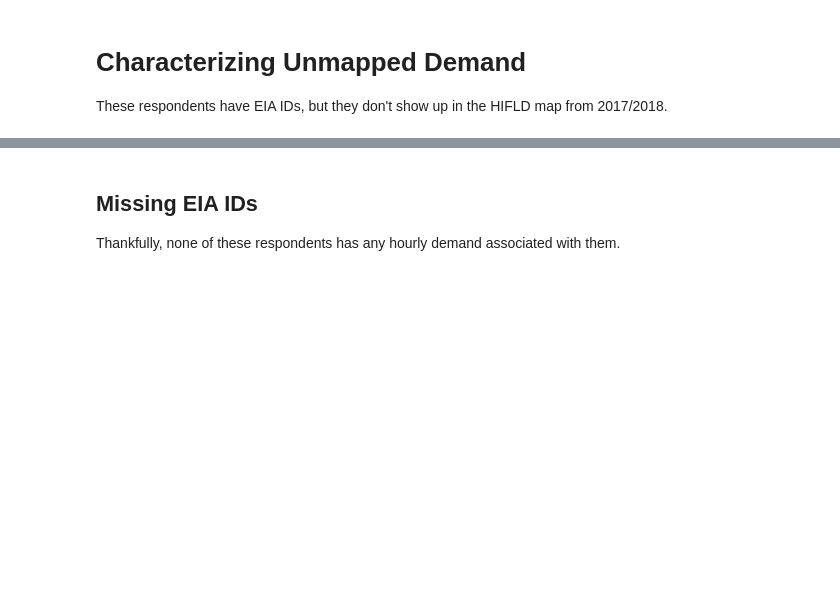
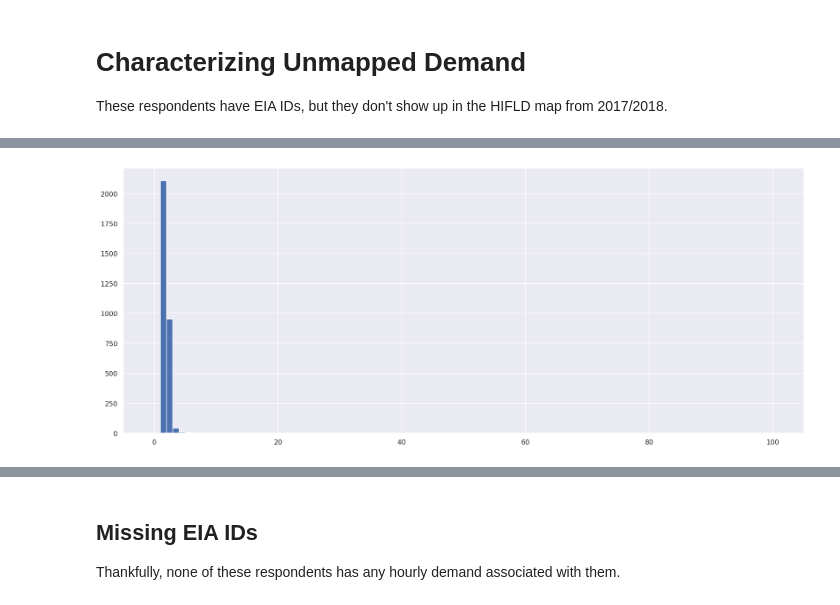
Before and after one commit to catalyst-cooperative/electricity-demand-mapping, a Jupyter notebook: notebooks/ferc714.ipynb, the cells around one changed output, grey strips where cells are left out. Drawn from its saved outputs; the diff is of its cells as text; code cells hidden in the pictures; blank space fills up the shorter version.

```diff
--- a/notebooks/ferc714.ipynb
+++ b/notebooks/ferc714.ipynb
@@ -185,0 +496,4 @@ rids[~rids.utility_id_eia.isin(pa_geom.utility_id_eia)]
+# %%
+plt.hist(util_to_ba_mapping.balancing_authority_id_eia, bins=100, range=(0,100));
+# %% [output]
+[figure, added]
```
Also changed, not shown: parts of 41 cells of this notebook.
